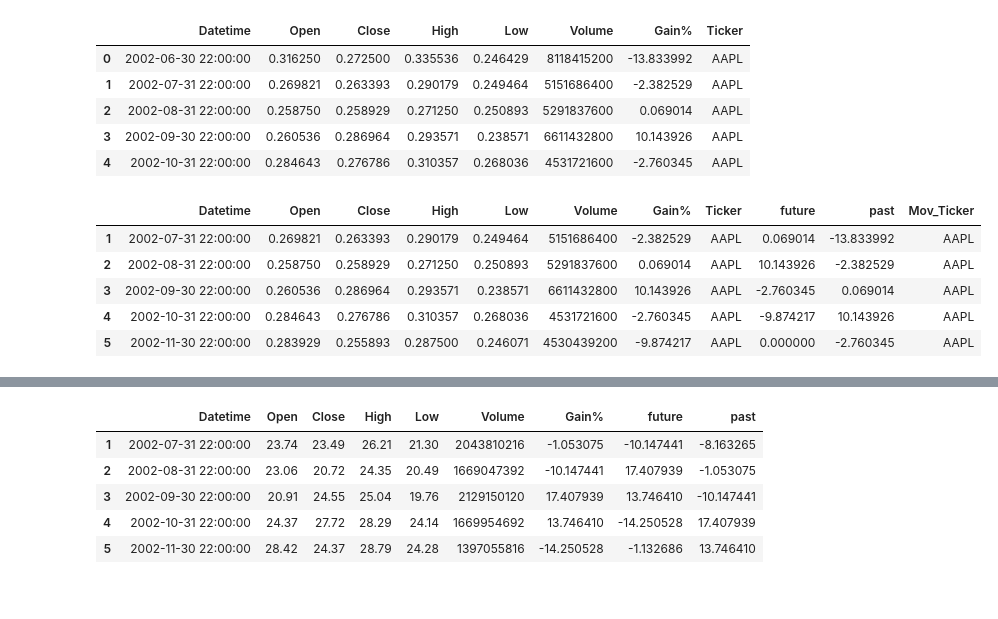
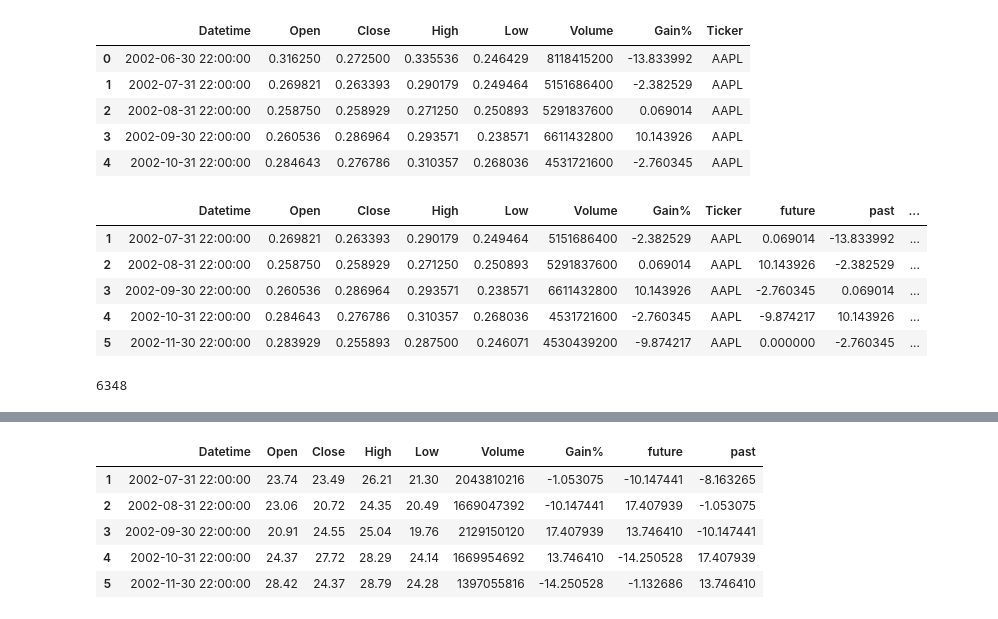
Before and after one commit to evanbruno617/Macroeconomic_Stock_Analysis, a Jupyter notebook: MachineLearning.ipynb, the cells around one changed output, grey strips where cells are left out. Saved outputs shown, nothing was run; the diff lists cells and outputs as text; code cells hidden in the pictures.

```diff
--- a/MachineLearning.ipynb
+++ b/MachineLearning.ipynb
@@ -102,19 +103,20 @@ data.head()
 # %%
 
 
 #add a future column where shows the gain and add column to see where tickers overlap
 data['future'] = data["Gain%"].shift(-1)
 data['past'] = data["Gain%"].shift(1)
-data["Mov_Ticker"] = data["Ticker"].shift(-1)
+data["future_Ticker"] = data["Ticker"].shift(-1)
+data["past_Ticker"] = data["Ticker"].shift(1)
 data = data.dropna()
 
 #drop rows where ticker info overlaps
-data = data.loc[data["Mov_Ticker"] == data["Ticker"]]
+data = data.loc[(data["future_Ticker"] == data["Ticker"]) & (data["past_Ticker"] == data["Ticker"])]
 data.head()
 # %% [output]
-|  | Datetime | Open | Close | High | Low | Volume | Gain% | Ticker | future | past | Mov_Ticker |
-| 1 | 2002-07-31 22:00:00 | 0.269821 | 0.263393 | 0.290179 | 0.249464 | 5151686400 | -2.382529 | AAPL | 0.069014 | -13.833992 | AAPL |
-| 2 | 2002-08-31 22:00:00 | 0.258750 | 0.258929 | 0.271250 | 0.250893 | 5291837600 | 0.069014 | AAPL | 10.143926 | -2.382529 | AAPL |
-| 3 | 2002-09-30 22:00:00 | 0.260536 | 0.286964 | 0.293571 | 0.238571 | 6611432800 | 10.143926 | AAPL | -2.760345 | 0.069014 | AAPL |
-| 4 | 2002-10-31 22:00:00 | 0.284643 | 0.276786 | 0.310357 | 0.268036 | 4531721600 | -2.760345 | AAPL | -9.874217 | 10.143926 | AAPL |
-| 5 | 2002-11-30 22:00:00 | 0.283929 | 0.255893 | 0.287500 | 0.246071 | 4530439200 | -9.874217 | AAPL | 0.000000 | -2.760345 | AAPL |
+|  | Datetime | Open | Close | High | Low | Volume | Gain% | Ticker | future | past | ... |
+| 1 | 2002-07-31 22:00:00 | 0.269821 | 0.263393 | 0.290179 | 0.249464 | 5151686400 | -2.382529 | AAPL | 0.069014 | -13.833992 | ... |
+| 2 | 2002-08-31 22:00:00 | 0.258750 | 0.258929 | 0.271250 | 0.250893 | 5291837600 | 0.069014 | AAPL | 10.143926 | -2.382529 | ... |
+| 3 | 2002-09-30 22:00:00 | 0.260536 | 0.286964 | 0.293571 | 0.238571 | 6611432800 | 10.143926 | AAPL | -2.760345 | 0.069014 | ... |
+| 4 | 2002-10-31 22:00:00 | 0.284643 | 0.276786 | 0.310357 | 0.268036 | 4531721600 | -2.760345 | AAPL | -9.874217 | 10.143926 | ... |
+| 5 | 2002-11-30 22:00:00 | 0.283929 | 0.255893 | 0.287500 | 0.246071 | 4530439200 | -9.874217 | AAPL | 0.000000 | -2.760345 | ... |
@@ -130,3 +123,7 @@ data["Current_R/G"] = R_g
+# %%
+len(data)
+# %% [output]
+6348
 # %%
 def data_transform(data):
     #create arrays
```
Also changed, not shown: parts of 12 cells of this notebook, 2 other files.
